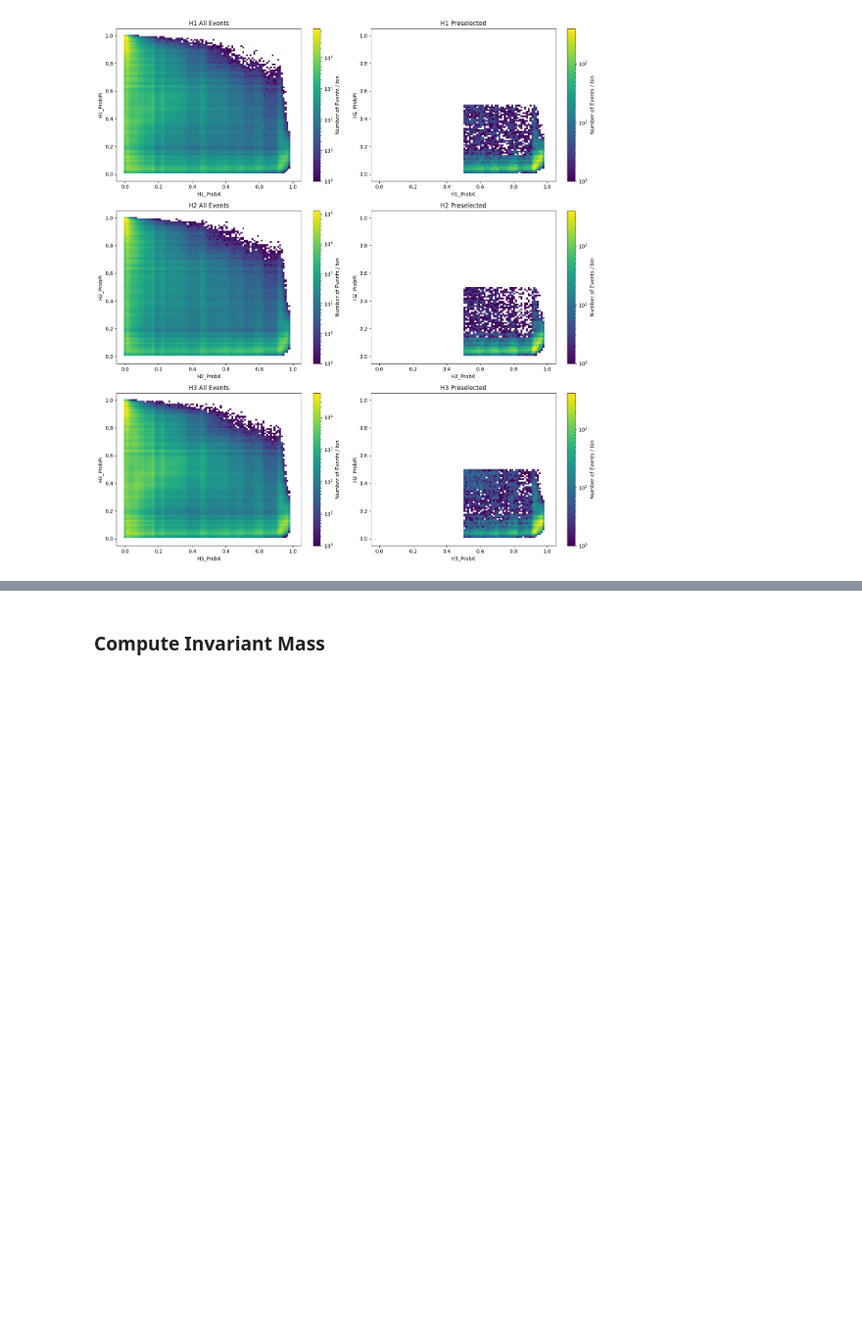
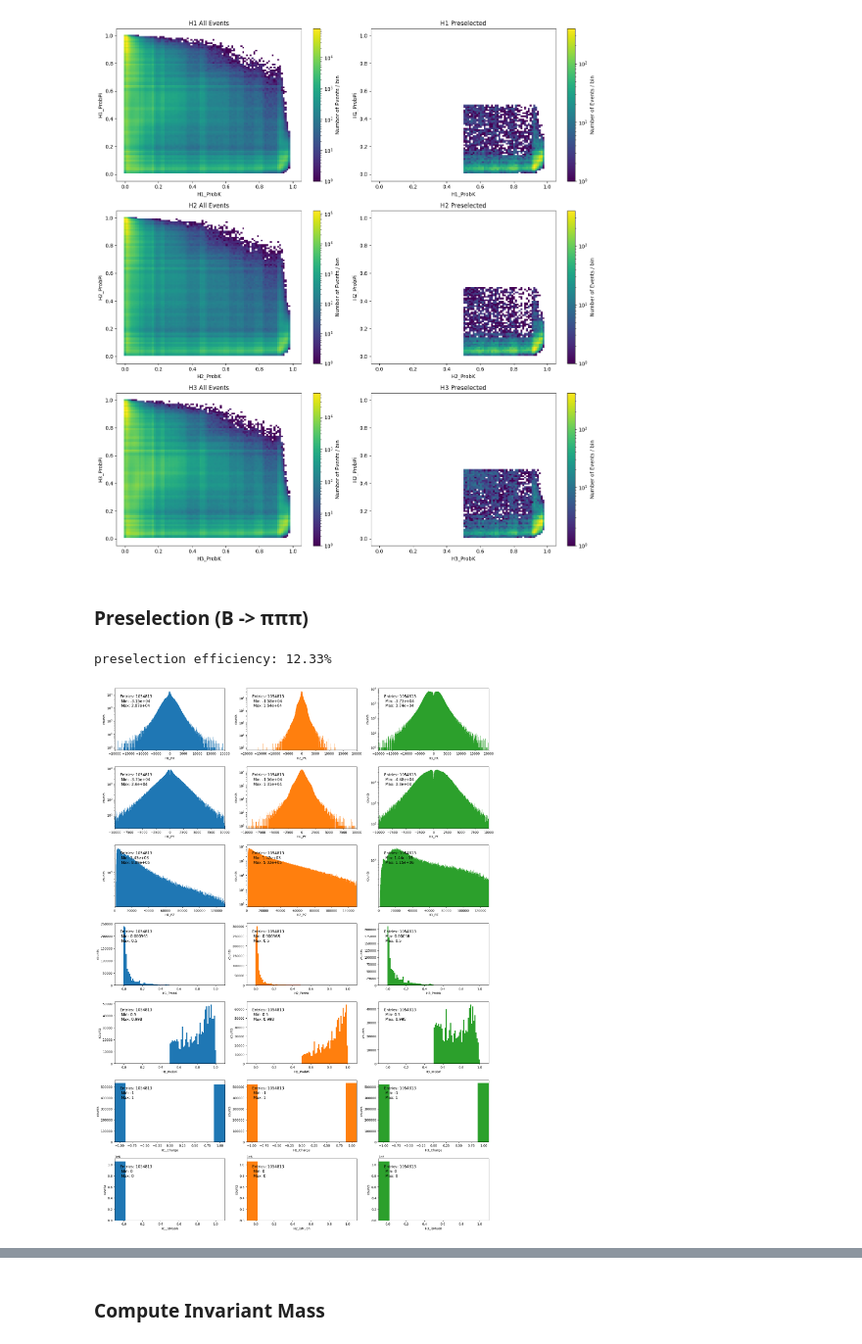
Before and after one commit to gmoretti03/LHCb-opendata-acp, a Jupyter notebook: Code_general/Frequentist/Frequentist_Analysis_Bis.ipynb, the cells around one changed output, grey strips where cells are left out. Shown at 98% size. Drawn from its saved outputs; the diff is of its cells as text; code cells hidden in the pictures; blank space fills up the shorter version.

```diff
--- a/Code_general/Frequentist/Frequentist_Analysis_Bis.ipynb
+++ b/Code_general/Frequentist/Frequentist_Analysis_Bis.ipynb
@@ -137,2 +140,12 @@ lf.plot_pid_2d(data, data[presel], cfg);
 # %% [output]
 [figure]
+# %% [markdown]
+### Preselection (B -> πππ)
+# %%
+presel_pion = lf.pion_preselection(data, cfg)     # boolean mask: no kaons, 3 pions, no muons
+print(f"preselection efficiency: {presel_pion.mean():.2%}")
+figs = lf.plot_all_features(data[presel_pion], product_features=lf.PRODUCT_FEATURES,
+                            settings=lf.PLOT_SETTINGS["presel"], n_products=cfg.n_products)
+# %% [output]
+preselection efficiency: 12.33%
+[figure, added]
```
Also changed, not shown: parts of 50 cells of this notebook, 2 other files.
